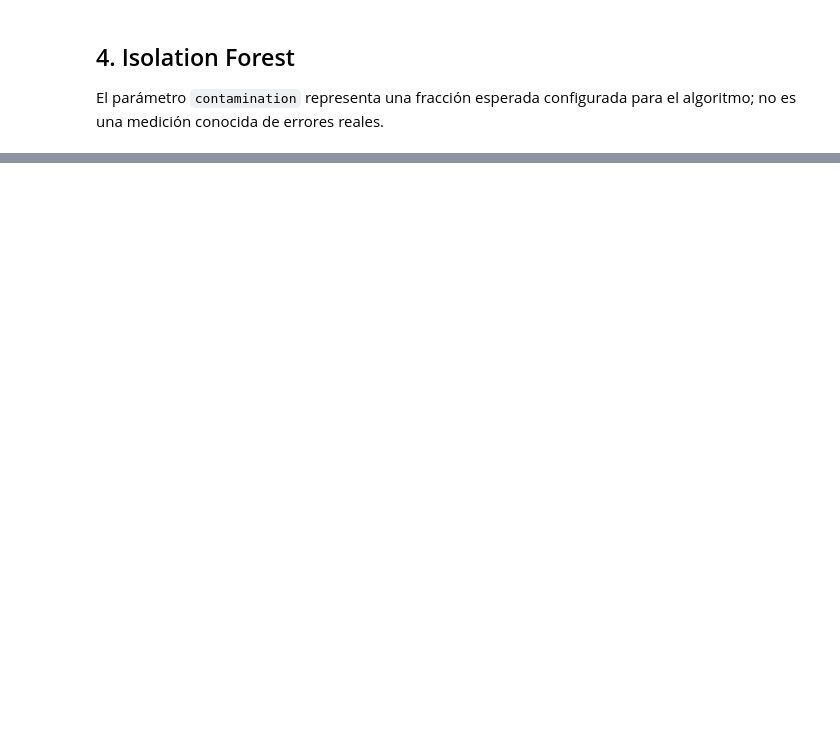
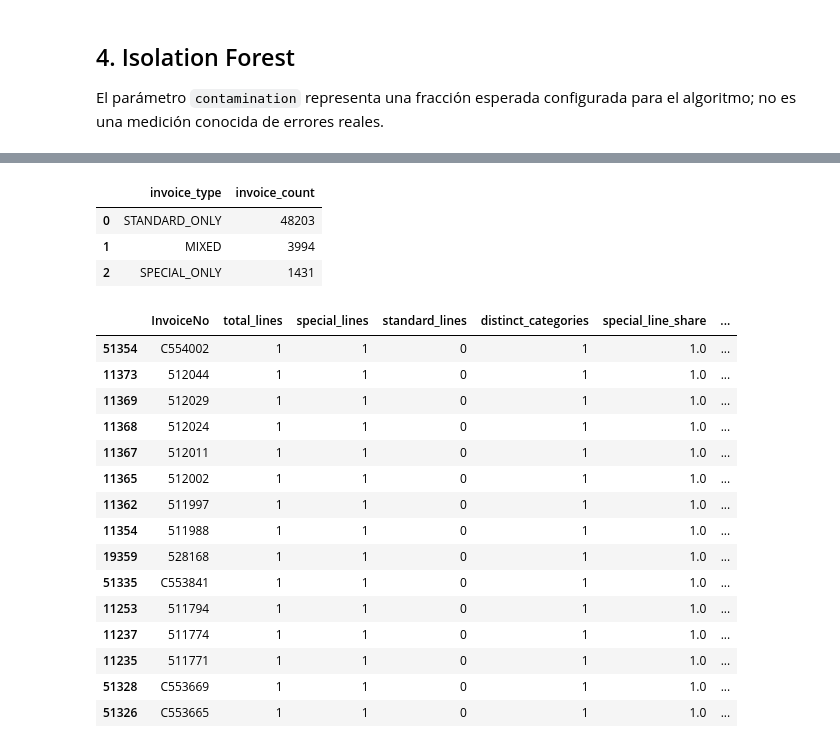
Before and after one commit to Milu2662/BI-PYMES-ML, a Jupyter notebook: notebook/04_isolation_forest.ipynb, the cells around one changed output, grey strips where cells are left out. Cells and saved outputs as stored; diff of their text form; code cells hidden in the pictures; blank space fills up the shorter version.

```diff
--- a/notebook/04_isolation_forest.ipynb
+++ b/notebook/04_isolation_forest.ipynb
@@ -34,0 +554,71 @@ plt.savefig(PROJECT_DIR/"results/figures/isolation_forest_scores.png",dpi=160);
+# %%
+# AUDITORÍA DE COMPOSICIÓN DE FACTURAS
+
+invoice_composition = (
+    df_raw.groupby("InvoiceNo")
+    .agg(
+        total_lines=("InvoiceNo", "size"),
+        special_lines=(
+            "transaction_category",
+            lambda x: (x != "STANDARD_PRODUCT").sum()
+        ),
+        standard_lines=(
+            "transaction_category",
+            lambda x: (x == "STANDARD_PRODUCT").sum()
+        ),
+        distinct_categories=("transaction_category", "nunique")
+    )
+    .reset_index()
+)
+
+invoice_composition["special_line_share"] = (
+    invoice_composition["special_lines"]
+    / invoice_composition["total_lines"]
+)
+
+invoice_composition["invoice_type"] = np.select(
+    [
+        invoice_composition["special_lines"] == 0,
+        invoice_composition["standard_lines"] == 0
+    ],
+    [
+        "STANDARD_ONLY",
+        "SPECIAL_ONLY"
+    ],
+    default="MIXED"
+)
+
+display(
+    invoice_composition["invoice_type"]
+    .value_counts()
+    .rename_axis("invoice_type")
+    .reset_index(name="invoice_count")
+)
+
+display(
+    invoice_composition.sort_values(
+        "special_line_share",
+        ascending=False
+    ).head(15)
+)
+# %% [output]
+|  | invoice_type | invoice_count |
+| 0 | STANDARD_ONLY | 48203 |
+| 1 | MIXED | 3994 |
+| 2 | SPECIAL_ONLY | 1431 |
+|  | InvoiceNo | total_lines | special_lines | standard_lines | distinct_categories | special_line_share | ... |
+| 51354 | C554002 | 1 | 1 | 0 | 1 | 1.0 | ... |
+| 11373 | 512044 | 1 | 1 | 0 | 1 | 1.0 | ... |
+| 11369 | 512029 | 1 | 1 | 0 | 1 | 1.0 | ... |
+| 11368 | 512024 | 1 | 1 | 0 | 1 | 1.0 | ... |
+| 11367 | 512011 | 1 | 1 | 0 | 1 | 1.0 | ... |
+| 11365 | 512002 | 1 | 1 | 0 | 1 | 1.0 | ... |
+| 11362 | 511997 | 1 | 1 | 0 | 1 | 1.0 | ... |
+| 11354 | 511988 | 1 | 1 | 0 | 1 | 1.0 | ... |
+| 19359 | 528168 | 1 | 1 | 0 | 1 | 1.0 | ... |
+| 51335 | C553841 | 1 | 1 | 0 | 1 | 1.0 | ... |
+| 11253 | 511794 | 1 | 1 | 0 | 1 | 1.0 | ... |
+| 11237 | 511774 | 1 | 1 | 0 | 1 | 1.0 | ... |
+| 11235 | 511771 | 1 | 1 | 0 | 1 | 1.0 | ... |
+| 51328 | C553669 | 1 | 1 | 0 | 1 | 1.0 | ... |
+| 51326 | C553665 | 1 | 1 | 0 | 1 | 1.0 | ... |
```
Also changed, not shown: parts of 21 cells of this notebook.
